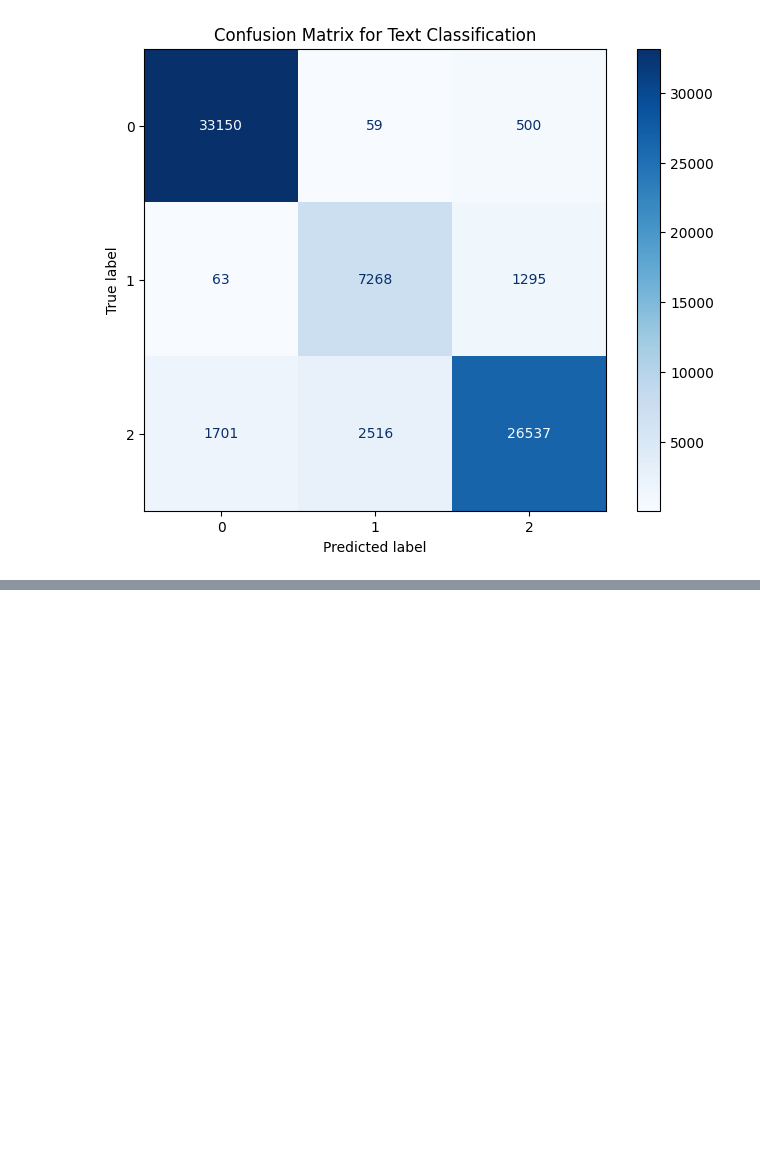
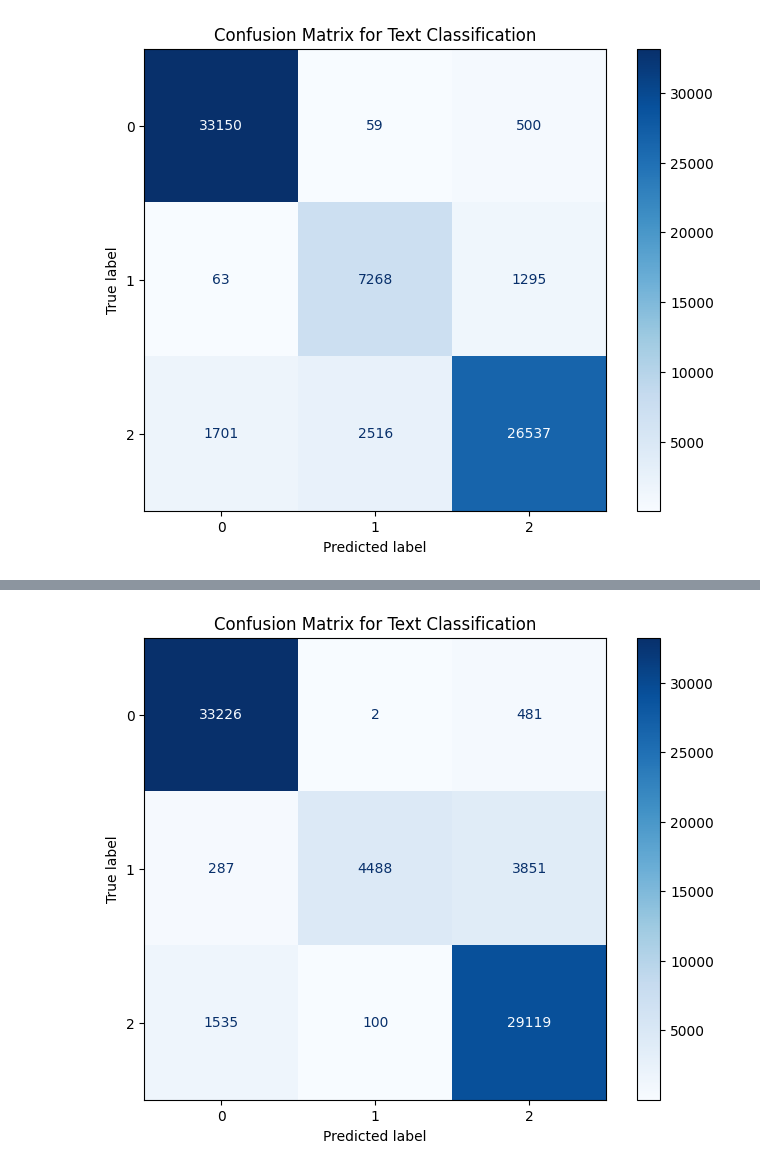
Before and after one commit to BrunoM6/Y1S2-NLP, a Jupyter notebook: project.ipynb, the cells around one changed output, grey strips where cells are left out. Saved outputs shown, nothing was run; the diff lists cells and outputs as text; code cells hidden in the pictures; blank space fills up the shorter version.

```diff
--- a/project.ipynb
+++ b/project.ipynb
@@ -150,3 +220,22 @@ plt.title('Confusion Matrix for Text Classification')
 plt.show()
 # %% [output]
 [figure]
+# %%
+from sklearn.feature_extraction.text import TfidfVectorizer
+
+print("--- TF-IDF Representation ---")
+
+# Swap CountVectorizer for TfidfVectorizer
+tfidf_clf = Pipeline([
+    ('vect', TfidfVectorizer(stop_words='english', min_df=2, max_df=0.7)),
+    ('clf', MultinomialNB())
+])
+
+print("Training TF-IDF Naive Bayes...")
+tfidf_clf.fit(X_train, y_train)
+
+
+tfidf_predictions = tfidf_clf.predict(X_test)
+
+print("\n--- TF-IDF Classification Report ---")
+print(classification_report(y_test, tfidf_predictions))
@@ -152,0 +256,16 @@ plt.show()
+# %%
+_, ax = plt.subplots(figsize=(8, 6))
+
+cmd = ConfusionMatrixDisplay.from_estimator(
+    tfidf_clf,
+    X_test,
+    y_test,
+    display_labels=text_clf.classes_,
+    cmap=plt.cm.Blues,
+    ax=ax
+)
+
+plt.title('Confusion Matrix for Text Classification')
+plt.show()
+# %% [output]
+[figure, added]
```
Also changed, not shown: parts of 4 cells of this notebook, 1 other file.
